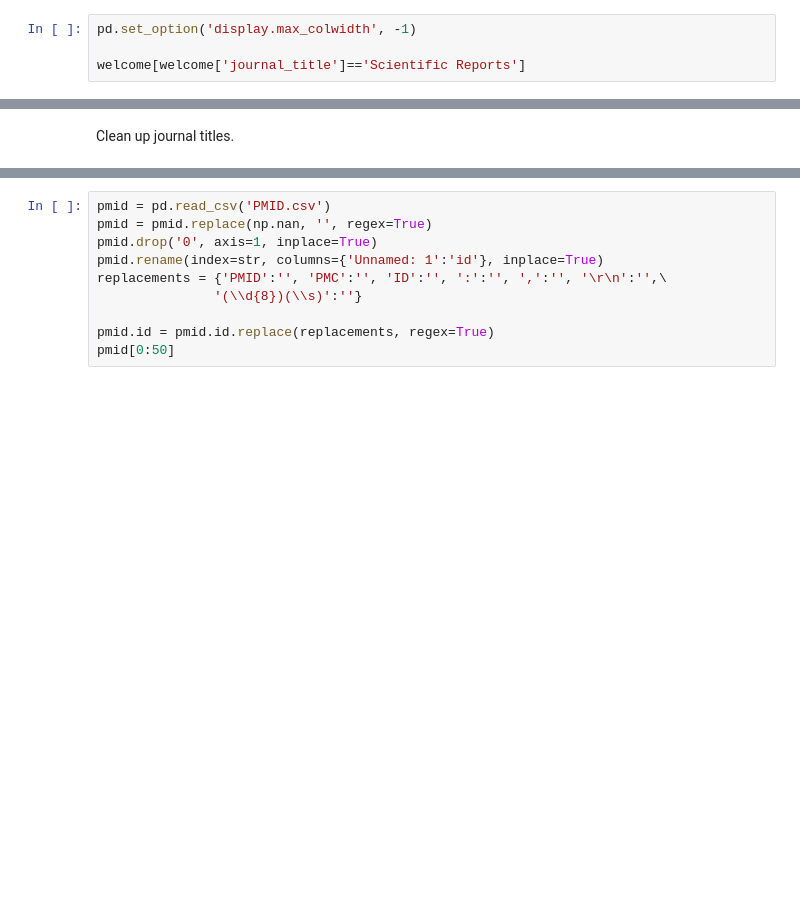
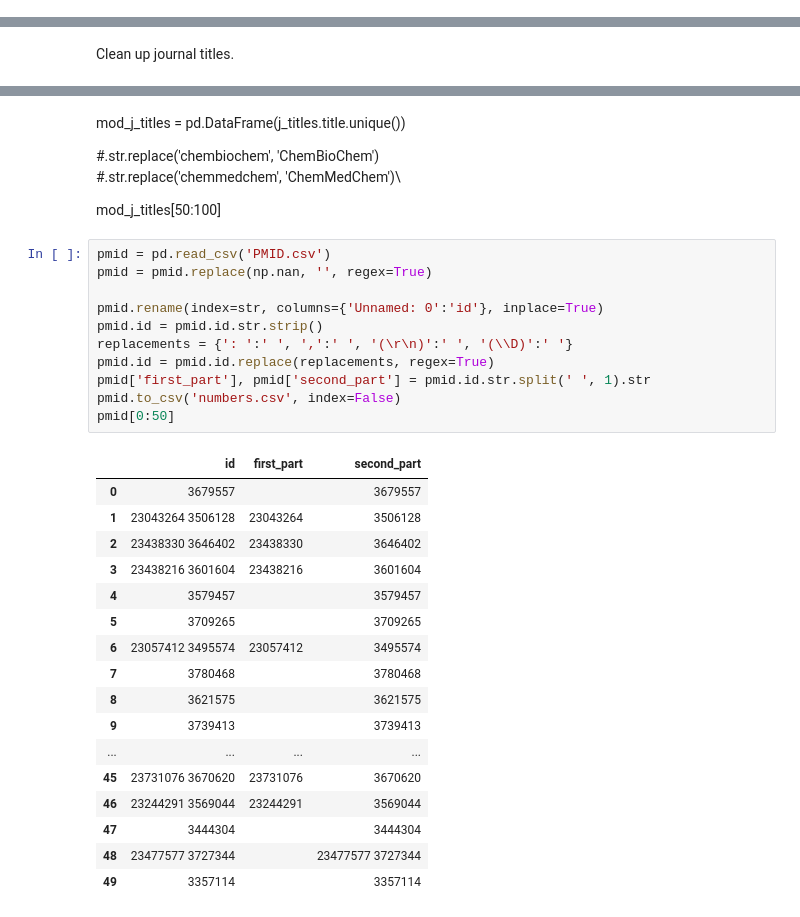
Before and after one commit to renategorham/ds-unit-01-data-cleaning, a Jupyter notebook: cleaning-pubmed-data.ipynb, the cells around one changed output, grey strips where cells are left out. Saved outputs shown, nothing was run; the diff lists cells and outputs as text; blank space fills up the shorter version.

```diff
--- a/cleaning-pubmed-data.ipynb
+++ b/cleaning-pubmed-data.ipynb
@@ -78,7 +110,3 @@ welcome.article_title = welcome.article_title.apply(lambda x: x.strip())
 welcome.cost = welcome.cost.apply(lambda x: x.strip())
 # %% [markdown]
 Some publishers are in journal title, look up journal by PMID and replace.
-# %%
-pd.set_option('display.max_colwidth', -1)
-
-welcome[welcome['journal_title']=='Scientific Reports']
@@ -232,10 +256,37 @@ mod_j_titles[50:100]
+# %% [markdown]
+mod_j_titles = pd.DataFrame(j_titles.title.unique())
+
+#.str.replace('chembiochem', 'ChemBioChem')\
+#.str.replace('chemmedchem', 'ChemMedChem')\
+
+
+mod_j_titles[50:100]
 # %%
 pmid = pd.read_csv('PMID.csv')
 pmid = pmid.replace(np.nan, '', regex=True)
-pmid.drop('0', axis=1, inplace=True)
-pmid.rename(index=str, columns={'Unnamed: 1':'id'}, inplace=True)
-replacements = {'PMID':'', 'PMC':'', 'ID':'', ':':'', ',':'', '\r\n':'',\
-               '(\\d{8})(\\s)':''}
 
+pmid.rename(index=str, columns={'Unnamed: 0':'id'}, inplace=True)
+pmid.id = pmid.id.str.strip()
+replacements = {': ':' ', ',':' ', '(\r\n)':' ', '(\\D)':' '}
 pmid.id = pmid.id.replace(replacements, regex=True)
+pmid['first_part'], pmid['second_part'] = pmid.id.str.split(' ', 1).str
+pmid.to_csv('numbers.csv', index=False)
 pmid[0:50]
+# %% [output]
+|  | id | first_part | second_part |
+| 0 | 3679557 |  | 3679557 |
+| 1 | 23043264 3506128 | 23043264 | 3506128 |
+| 2 | 23438330 3646402 | 23438330 | 3646402 |
+| 3 | 23438216 3601604 | 23438216 | 3601604 |
+| 4 | 3579457 |  | 3579457 |
+| 5 | 3709265 |  | 3709265 |
+| 6 | 23057412 3495574 | 23057412 | 3495574 |
+| 7 | 3780468 |  | 3780468 |
+| 8 | 3621575 |  | 3621575 |
+| 9 | 3739413 |  | 3739413 |
+| ... | ... | ... | ... |
+| 45 | 23731076 3670620 | 23731076 | 3670620 |
+| 46 | 23244291 3569044 | 23244291 | 3569044 |
+| 47 | 3444304 |  | 3444304 |
+| 48 | 23477577 3727344 |  | 23477577 3727344 |
+| 49 | 3357114 |  | 3357114 |
```
Also changed, not shown: parts of 16 cells of this notebook, 5 other files.
